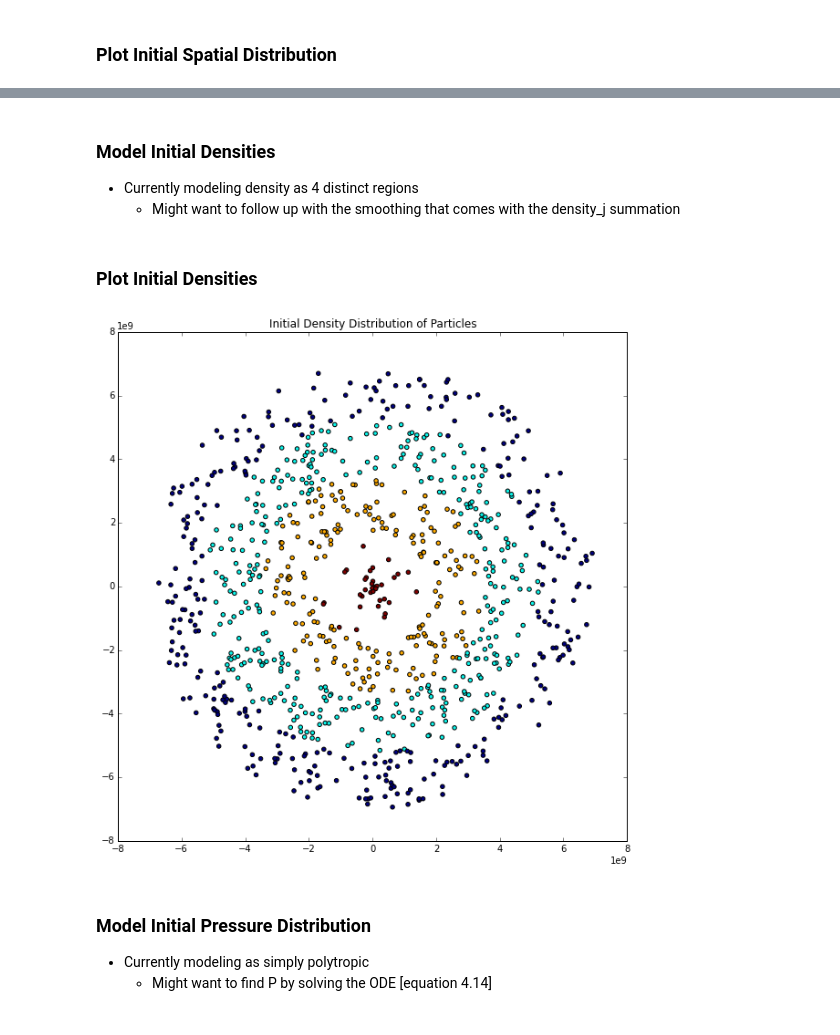
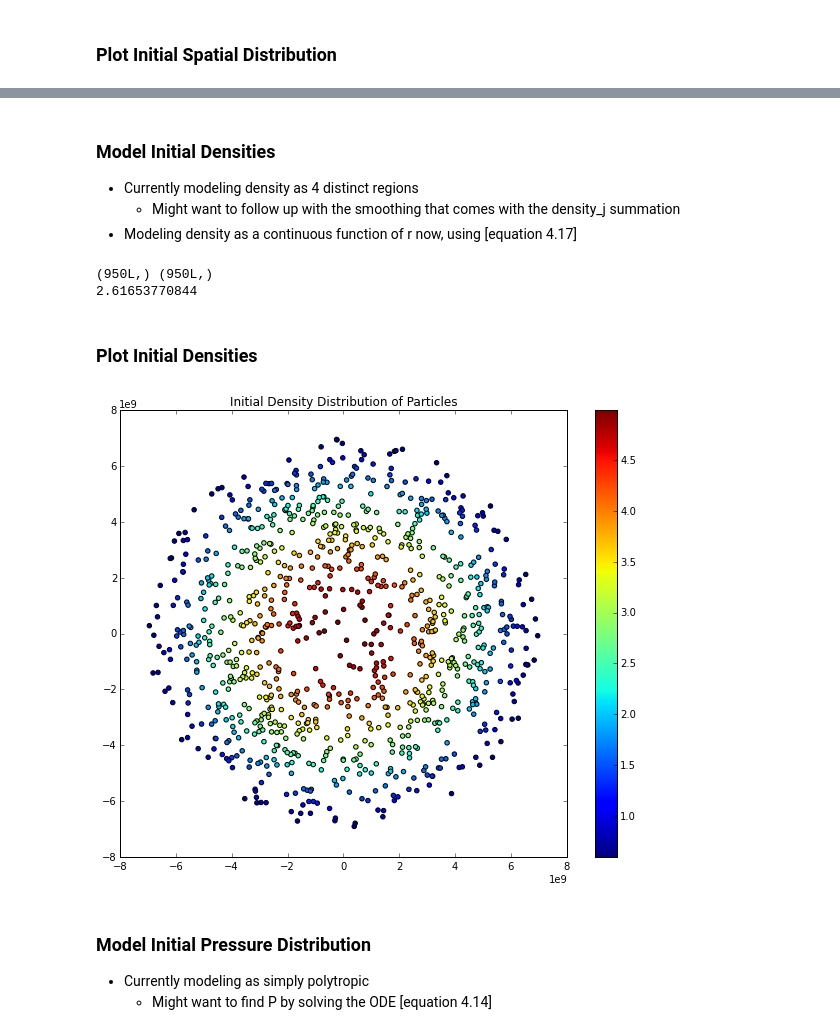
Before and after one commit to saichikine/Jupiter_SPH, a Jupyter notebook: main.ipynb, the cells around one changed output, grey strips where cells are left out. Drawn from its saved outputs; the diff is of its cells as text; code cells hidden in the pictures.

```diff
--- a/main.ipynb
+++ b/main.ipynb
@@ -90,11 +91,12 @@ N1 = 1000    # Particles in Planet 1
 N2 = N1     # Particles in Planet 2
 
 # Equations 4.17
-rNum = 5
-rSpace = np.linspace(0, RJupiter, rNum)
+# Use partition to give initial positions of particles
+partitionNum = 10
+rSpace = np.linspace(0, RJupiter, partitionNum)
 zetaSpace = rSpace/alpha
 
-# Number of particles in each region of delta(r)
+# Number of particles in each region of delta(r) / delta(zeta)
 NDistribution = []
 for i in range(1,len(zetaSpace)):
     zeta2 = zetaSpace[i]
@@ -131,27 +133,32 @@ plt.show()
 ### Model Initial Densities
 * Currently modeling density as 4 distinct regions
     * Might want to follow up with the smoothing that comes with the density_j summation
+* Modeling density as a continuous function of r now, using [equation 4.17]
 # %%
-rho = rhoC * np.sin(zetaSpace) / zetaSpace
-# Removing inf density region
-rho = rho[1:]
+rhoDistribution = rhoC * np.sin(radiusDistribution/alpha) / (radiusDistribution/alpha)
 
-rhoDistribution = []
-for i in range(len(rho)):
-    rhoDistribution.append(rho[i] * np.ones(NDistribution[i]))
+# rhoDistribution = []
+# for i in range(len(rho)):
+#     rhoDistribution.append(rho[i] * np.ones(NDistribution[i]))
 
-# Flatten rhodistribution
-rhoDistribution = [item for sublist in rhoDistribution for item in sublist]
-rhoDistribution = np.array(rhoDistribution)
+# # Flatten rhodistribution
+# rhoDistribution = [item for sublist in rhoDistribution for item in sublist]
+# rhoDistribution = np.array(rhoDistribution)
+
+print radiusDistribution.shape, rhoDistribution.shape
+# %% [output]
+(950L,) (950L,)
+2.61653770844
 # %% [markdown]
 ### Plot Initial Densities
 # %%
-plt.figure(figsize=(10,10))
+plt.figure(figsize=(10,8))
 plt.scatter(radiusDistribution*np.cos(thetaDistribution), radiusDistribution*np.sin(thetaDistribution), c=rhoDistribution)
 plt.title("Initial Density Distribution of Particles")
+plt.colorbar()
 plt.show()
 # %% [output]
-[figure, old version]
+[figure, new version]
 # %% [markdown]
 ### Model Initial Pressure Distribution
 * Currently modeling as simply polytropic
```
Also changed, not shown: parts of 13 cells of this notebook.
